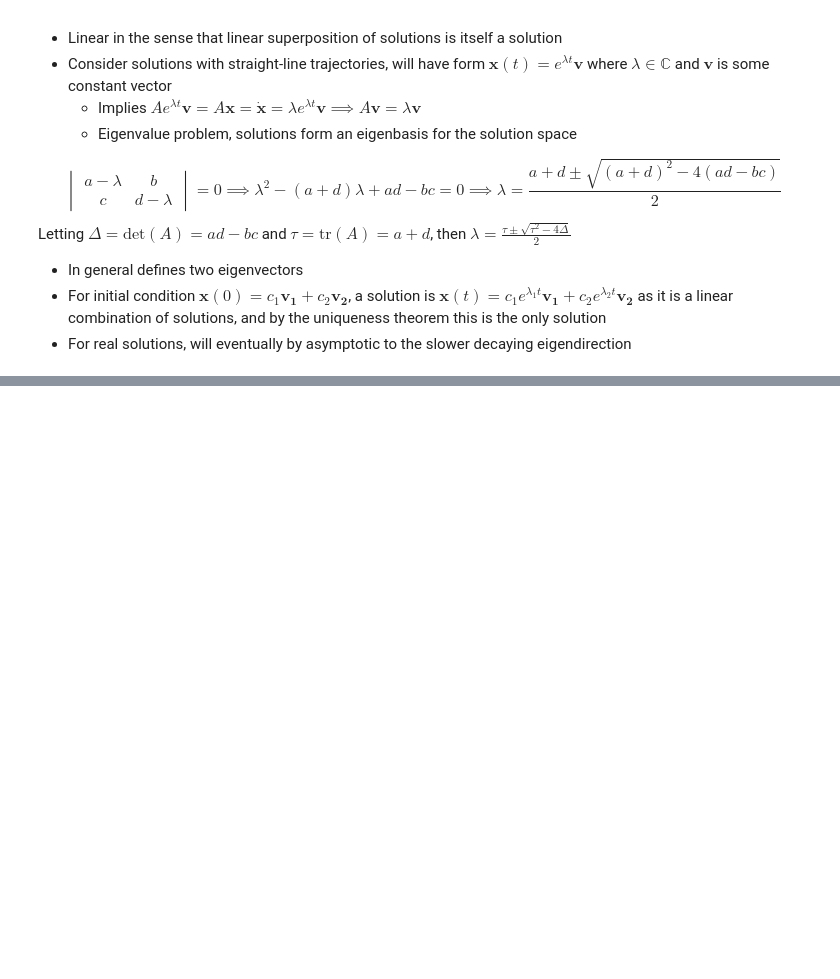
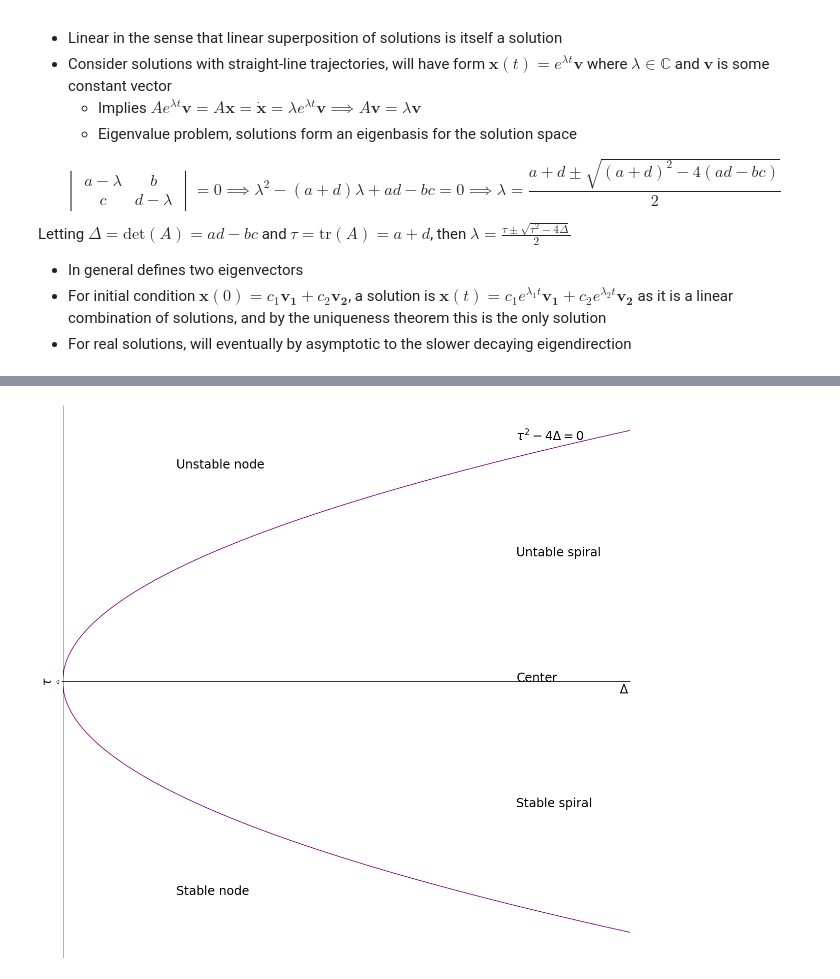
Before and after one commit to NRoboto/book-nonlinear-dynamics-chaos, a Jupyter notebook: 5-linear-systems.ipynb, the cells around one changed output, grey strips where cells are left out. Cells and saved outputs as stored; diff of their text form; code cells hidden in the pictures; blank space fills up the shorter version.

```diff
--- a/5-linear-systems.ipynb
+++ b/5-linear-systems.ipynb
@@ -116,0 +102,25 @@ TypeError: ufunc 'hypot' not supported for the input types, and the inputs could
+# %%
+deltas = np.linspace(0, 1, 500)
+plt.plot(deltas, 2 * np.sqrt(deltas), color='purple')
+plt.plot(deltas, -2 * np.sqrt(deltas), color='purple')
+
+plt.gca().set_xlim([0, 1])
+plt.gca().spines["bottom"].set_position("zero")
+plt.gca().spines["top"].set_color("none")
+plt.gca().spines["right"].set_color("none")
+
+plt.xlabel("$\Delta$", x=0.99, fontsize=24)
+plt.ylabel("$\\tau$", y=0.5, fontsize=24)
+plt.gca().set_xticks([])
+plt.gca().set_yticks([0])
+
+plt.text(0.8, 1.92, "$\\tau^2 - 4\Delta = 0$", fontsize=24)
+plt.text(0.2, 1.7, "Unstable node", fontsize=24)
+plt.text(0.2, -1.7, "Stable node", fontsize=24)
+plt.text(0.8, 1, "Untable spiral", fontsize=24)
+plt.text(0.8, -1, "Stable spiral", fontsize=24)
+plt.text(0.8, 0, "Center", fontsize=24)
+
+plt.show()
+# %% [output]
+[figure, added]
```
Also changed, not shown: parts of 3 cells of this notebook, 1 other file.
